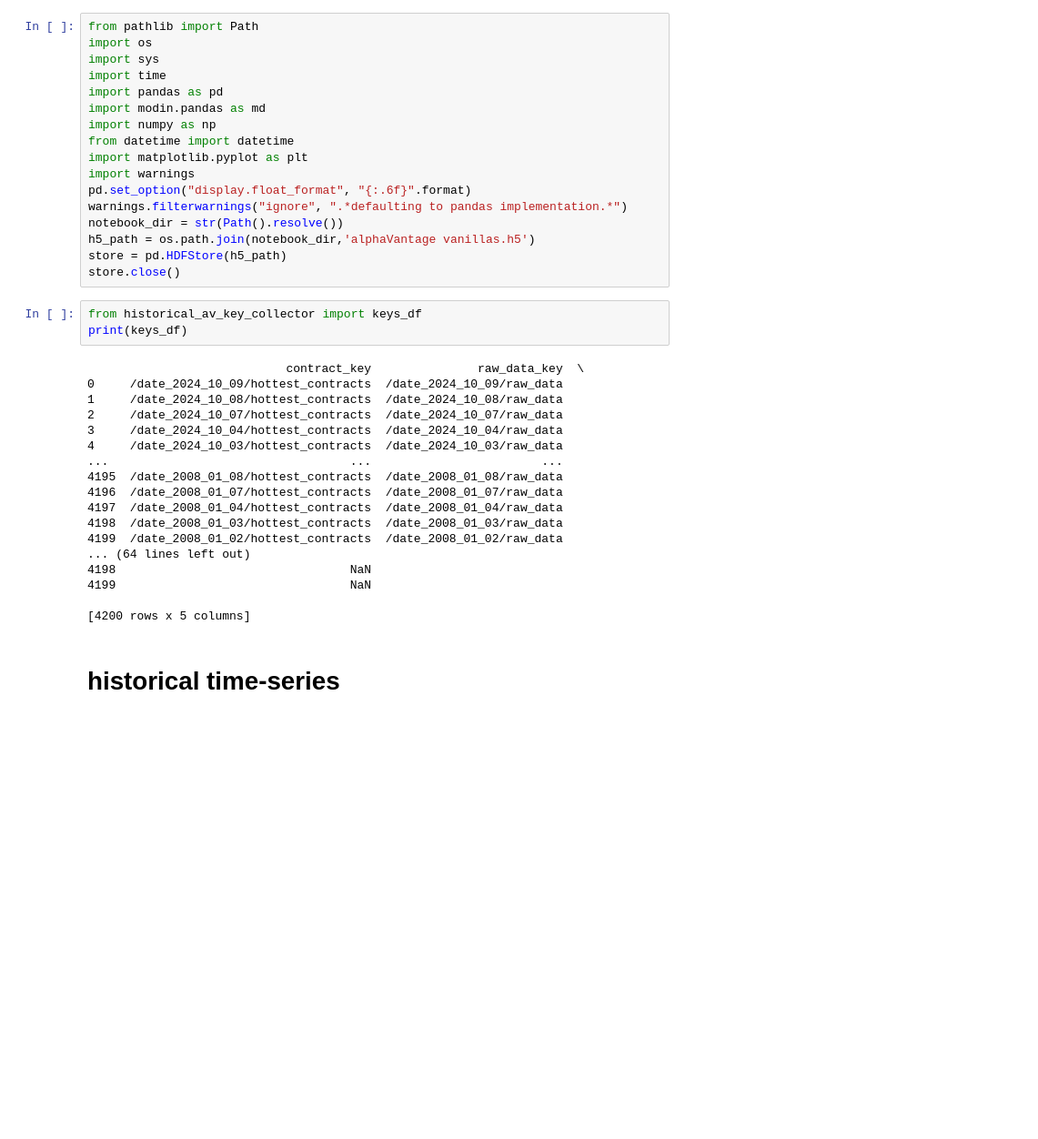
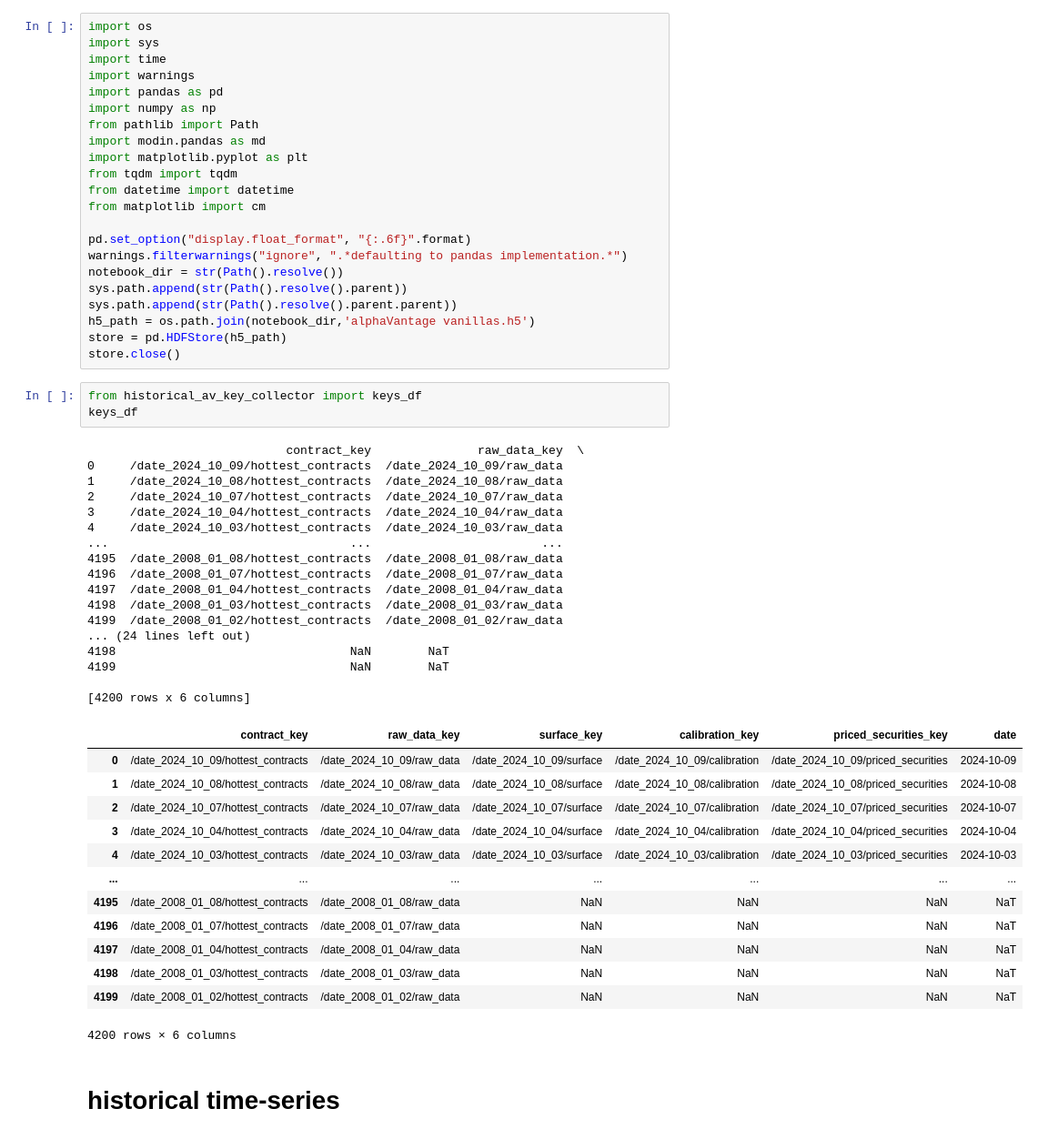
Before and after one commit to boomelage/machine-learning-option-pricing, a Jupyter notebook: historical_data/historical_av_collection/historical_av_data.ipynb, the cells around one changed output. Shown at 91% size. Cells and saved outputs as stored; diff of their text form; blank space fills up the shorter version.

```diff
--- a/historical_data/historical_av_collection/historical_av_data.ipynb
+++ b/historical_data/historical_av_collection/historical_av_data.ipynb
@@ -1,40 +1,58 @@
 # %%
-from pathlib import Path
 import os
 import sys
 import time
+import warnings
 import pandas as pd
+import numpy as np
+from pathlib import Path
 import modin.pandas as md
-import numpy as np
+import matplotlib.pyplot as plt
+from tqdm import tqdm
 from datetime import datetime
-import matplotlib.pyplot as plt
-import warnings
+from matplotlib import cm
+
 pd.set_option("display.float_format", "{:.6f}".format)
 warnings.filterwarnings("ignore", ".*defaulting to pandas implementation.*")
 notebook_dir = str(Path().resolve())
+sys.path.append(str(Path().resolve().parent))
+sys.path.append(str(Path().resolve().parent.parent))
 h5_path = os.path.join(notebook_dir,'alphaVantage vanillas.h5')
 store = pd.HDFStore(h5_path)
 store.close()
 # %%
 from historical_av_key_collector import keys_df
-print(keys_df)
+keys_df
 # %% [output]
                             contract_key               raw_data_key  \
 0     /date_2024_10_09/hottest_contracts  /date_2024_10_09/raw_data
 1     /date_2024_10_08/hottest_contracts  /date_2024_10_08/raw_data
 2     /date_2024_10_07/hottest_contracts  /date_2024_10_07/raw_data
 3     /date_2024_10_04/hottest_contracts  /date_2024_10_04/raw_data
 4     /date_2024_10_03/hottest_contracts  /date_2024_10_03/raw_data
 ...                                  ...                        ...
 4195  /date_2008_01_08/hottest_contracts  /date_2008_01_08/raw_data
 4196  /date_2008_01_07/hottest_contracts  /date_2008_01_07/raw_data
 4197  /date_2008_01_04/hottest_contracts  /date_2008_01_04/raw_data
 4198  /date_2008_01_03/hottest_contracts  /date_2008_01_03/raw_data
 4199  /date_2008_01_02/hottest_contracts  /date_2008_01_02/raw_data
-... (64 lines left out)
-4198                                 NaN
-4199                                 NaN
+... (24 lines left out)
+4198                                 NaN        NaT
+4199                                 NaN        NaT
 
-[4200 rows x 5 columns]
+[4200 rows x 6 columns]
+|  | contract_key | raw_data_key | surface_key | calibration_key | priced_securities_key | date |
+| 0 | /date_2024_10_09/hottest_contracts | /date_2024_10_09/raw_data | /date_2024_10_09/surface | /date_2024_10_09/calibration | /date_2024_10_09/priced_securities | 2024-10-09 |
+| 1 | /date_2024_10_08/hottest_contracts | /date_2024_10_08/raw_data | /date_2024_10_08/surface | /date_2024_10_08/calibration | /date_2024_10_08/priced_securities | 2024-10-08 |
+| 2 | /date_2024_10_07/hottest_contracts | /date_2024_10_07/raw_data | /date_2024_10_07/surface | /date_2024_10_07/calibration | /date_2024_10_07/priced_securities | 2024-10-07 |
+| 3 | /date_2024_10_04/hottest_contracts | /date_2024_10_04/raw_data | /date_2024_10_04/surface | /date_2024_10_04/calibration | /date_2024_10_04/priced_securities | 2024-10-04 |
+| 4 | /date_2024_10_03/hottest_contracts | /date_2024_10_03/raw_data | /date_2024_10_03/surface | /date_2024_10_03/calibration | /date_2024_10_03/priced_securities | 2024-10-03 |
+| ... | ... | ... | ... | ... | ... | ... |
+| 4195 | /date_2008_01_08/hottest_contracts | /date_2008_01_08/raw_data | NaN | NaN | NaN | NaT |
+| 4196 | /date_2008_01_07/hottest_contracts | /date_2008_01_07/raw_data | NaN | NaN | NaN | NaT |
+| 4197 | /date_2008_01_04/hottest_contracts | /date_2008_01_04/raw_data | NaN | NaN | NaN | NaT |
+| 4198 | /date_2008_01_03/hottest_contracts | /date_2008_01_03/raw_data | NaN | NaN | NaN | NaT |
+| 4199 | /date_2008_01_02/hottest_contracts | /date_2008_01_02/raw_data | NaN | NaN | NaN | NaT |
+4200 rows × 6 columns
 # %% [markdown]
 # historical time-series
```
Also changed, not shown: parts of 15 cells of this notebook, 1 other file.
